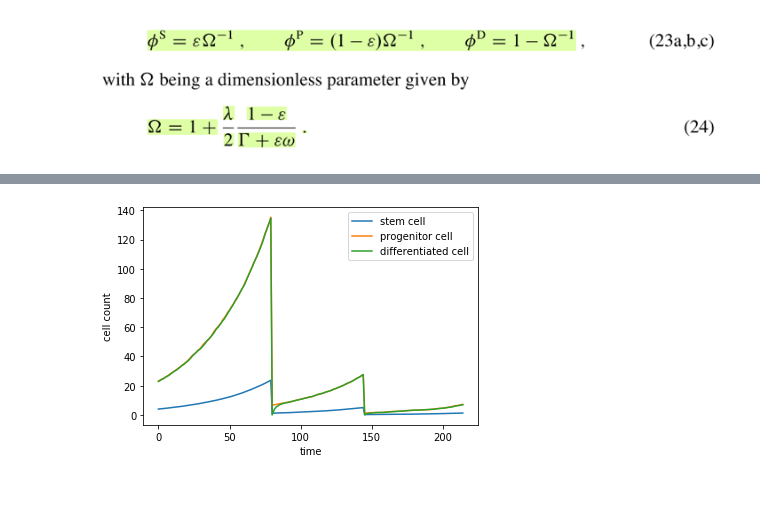
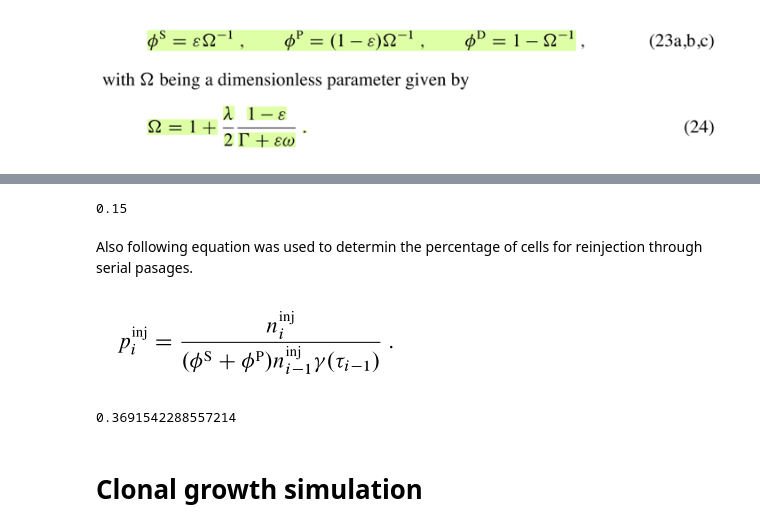
Before and after one commit to HuairenZhang/glioblastoma, a Jupyter notebook: ClonalGrowthSimulation.ipynb, the cells around one changed output, grey strips where cells are left out. Drawn from its saved outputs; the diff is of its cells as text; code cells hidden in the pictures; blank space fills up the shorter version.

```diff
--- a/ClonalGrowthSimulation.ipynb
+++ b/ClonalGrowthSimulation.ipynb
@@ -676,4 +42,44 @@ Wall time: 13min 33s
-# %%
-cellExpansion(averageGrowth)
-# %% [output]
-[figure, removed]
+# %%
+def stationaryCellComposition(parameters):
+    Omega = parameters["stem_div_rate"]
+    Epsilon = parameters["epsilon"]
+    Lambda = parameters["pro_div_rate"]
+    Gamma = parameters["apoptosis_rate"]
+    Ome = 1 + 0.5 * Lambda * (1 - Epsilon) / (Gamma + Epsilon * Omega)
+    # stem cell
+    S = Epsilon / Ome
+    # progenitor cell
+    P = (1 - Epsilon) / Ome
+    # differentiated cell
+    # D = 1 - (S + P)
+    return{"stem":S, "progenitor":P}
+
+parameters = {
+    "stem_div_rate":0.15,
+    "epsilon":0.15,
+    "pro_div_rate":1.0,
+    "apoptosis_rate":0.48}
+
+stemPrimaryProb = stationaryCellComposition(parameters)["stem"]/(stationaryCellComposition(parameters)["stem"]+stationaryCellComposition(parameters)["progenitor"])
+print(stemPrimaryProb)
+# %% [output]
+0.15
+# %% [markdown]
+Also following equation was used to determin the percentage of cells for reinjection through serial pasages.
+# %%
+Image("reinjection.png")
+# %% [output]
+[figure, added]
+# %%
+def transplantationProb(parameters,n,meanExpansion):
+    S = stationaryCellComposition(parameters)["stem"]
+    P = stationaryCellComposition(parameters)["progenitor"]
+    prob = n/((S + P) * meanExpansion)
+    return(prob)
+
+transplantationProb = transplantationProb(parameters,2,10)
+print(transplantationProb)
+# %% [output]
+0.3691542288557214
+# %% [markdown]
+# Clonal growth simulation
```
Also changed, not shown: parts of 73 cells of this notebook.
